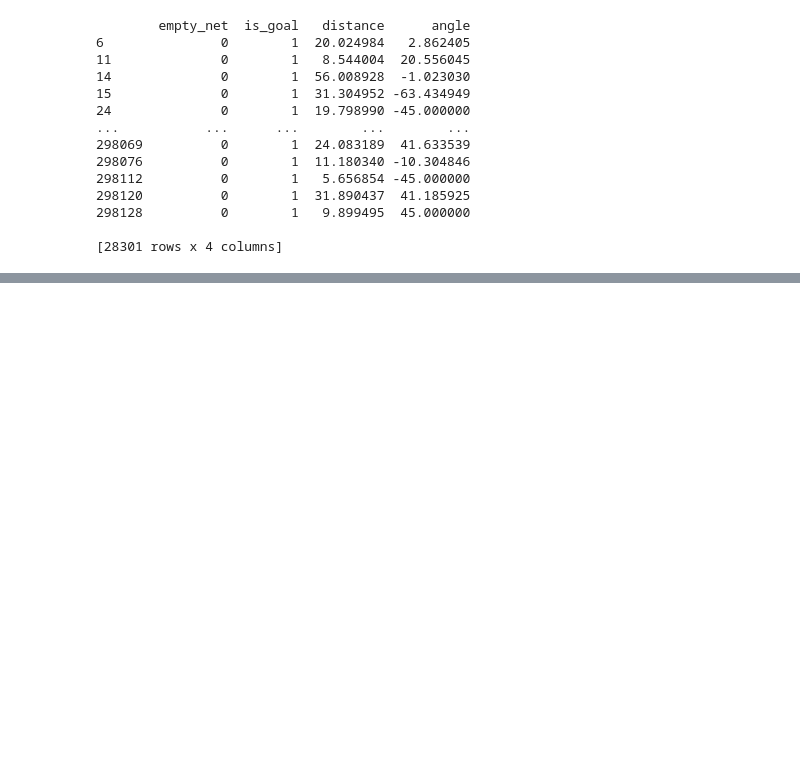
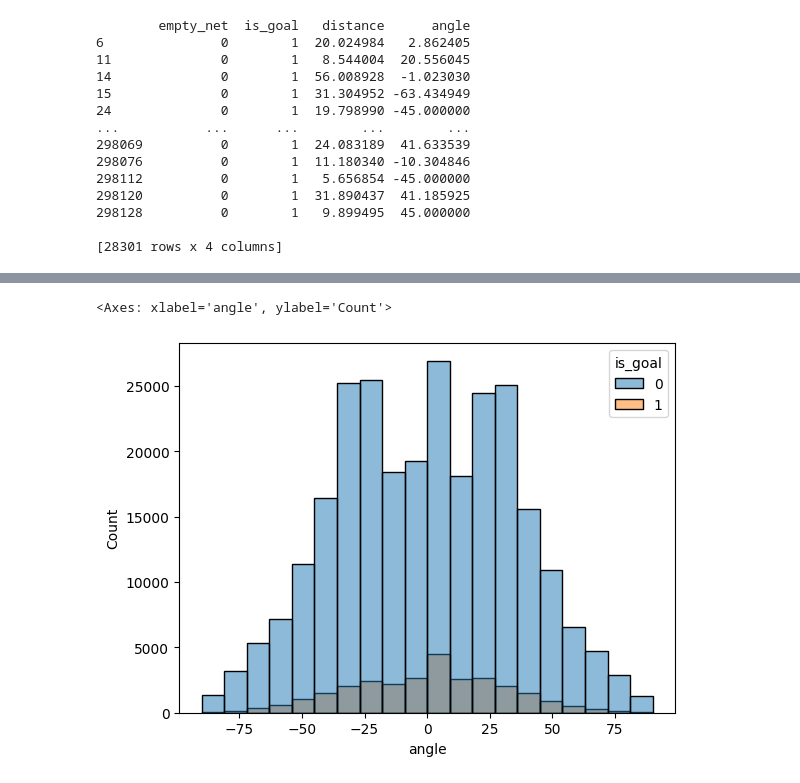
Before and after one commit to Jay-D13/IFT6758-A5-NHL, a Jupyter notebook: ift6758/features/Question02_Features.ipynb, the cells around one changed output, grey strips where cells are left out. Cells and saved outputs as stored; diff of their text form; code cells hidden in the pictures; blank space fills up the shorter version.

```diff
--- a/ift6758/features/Question02_Features.ipynb
+++ b/ift6758/features/Question02_Features.ipynb
@@ -102,0 +113,5 @@ sns.histplot(data = goals, x = 'distance')
+# %%
+sns.histplot(data = w.TrainValSets, x = 'angle', bins = 20, hue = 'is_goal')
+# %% [output]
+<Axes: xlabel='angle', ylabel='Count'>
+[figure, added]
```
Also changed, not shown: parts of 4 cells of this notebook.
